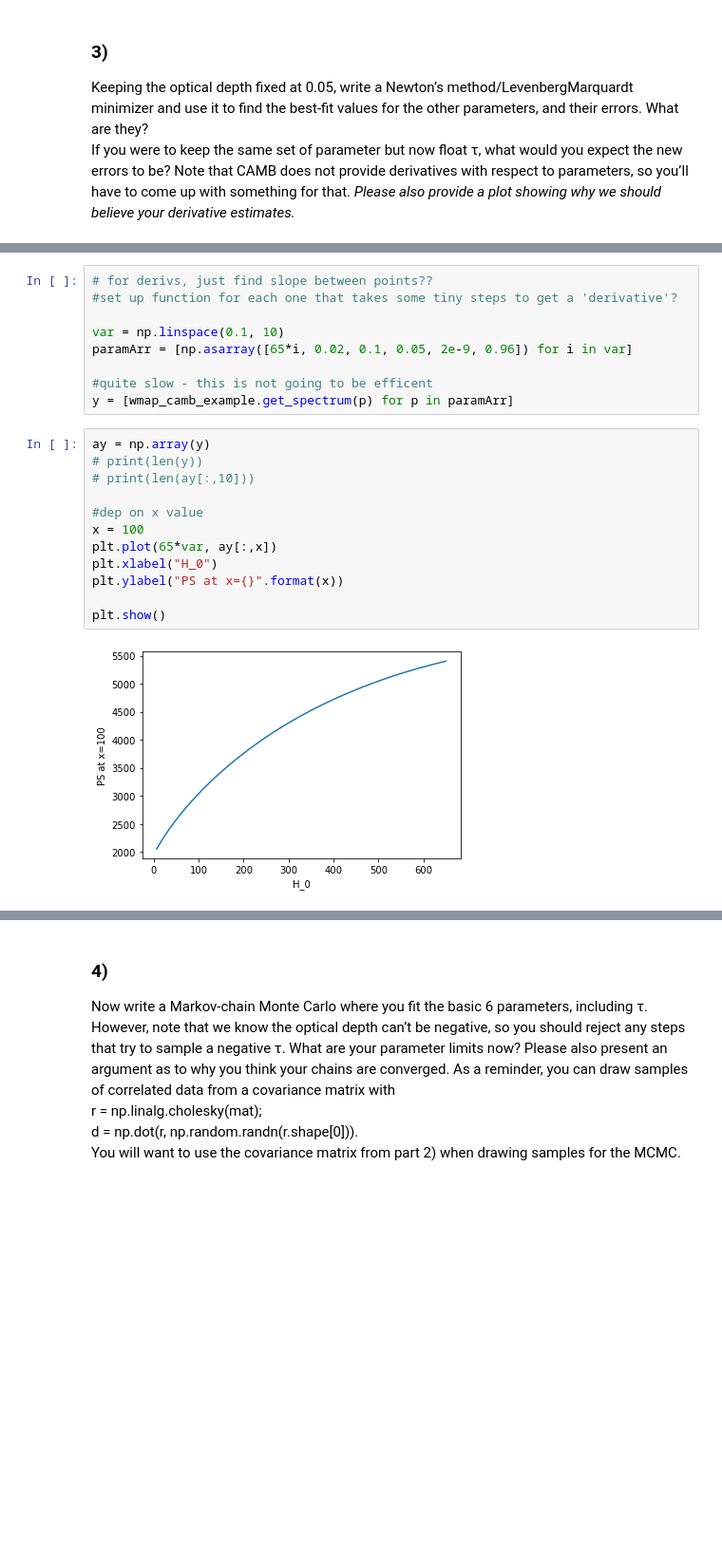
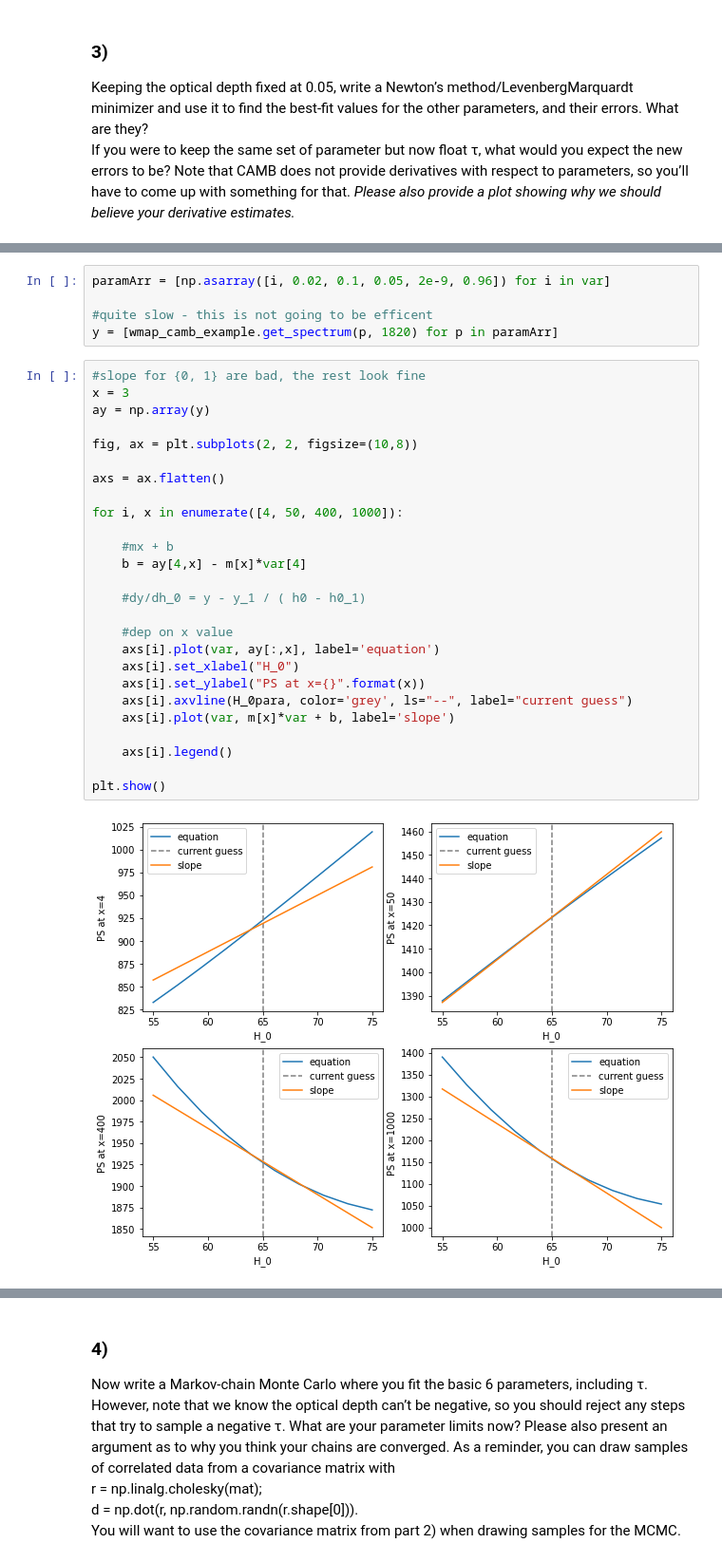
Before and after one commit to eklem1/Phys512_EK, a Jupyter notebook: PS3/TheRestOfPS3.ipynb, the cells around one changed output, grey strips where cells are left out. Shown at 95% size. Saved outputs shown, nothing was run; the diff lists cells and outputs as text; blank space fills up the shorter version.

```diff
--- a/PS3/TheRestOfPS3.ipynb
+++ b/PS3/TheRestOfPS3.ipynb
@@ -61,23 +76,33 @@ If you were to keep the same set of parameter but now float τ, what would you e
 # %%
-# for derivs, just find slope between points??
-#set up function for each one that takes some tiny steps to get a 'derivative'?
-
-var = np.linspace(0.1, 10)
-paramArr = [np.asarray([65*i, 0.02, 0.1, 0.05, 2e-9, 0.96]) for i in var]
+paramArr = [np.asarray([i, 0.02, 0.1, 0.05, 2e-9, 0.96]) for i in var]
 
 #quite slow - this is not going to be efficent
-y = [wmap_camb_example.get_spectrum(p) for p in paramArr]
+y = [wmap_camb_example.get_spectrum(p, 1820) for p in paramArr]
-# %%
-ay = np.array(y)
-# print(len(y))
-# print(len(ay[:,10]))
-
-#dep on x value
-x = 100
-plt.plot(65*var, ay[:,x])
-plt.xlabel("H_0")
-plt.ylabel("PS at x={}".format(x))
-
-plt.show()
-# %% [output]
-[figure, removed]
+# %%
+#slope for {0, 1} are bad, the rest look fine
+x = 3
+ay = np.array(y)
+
+fig, ax = plt.subplots(2, 2, figsize=(10,8))
+
+axs = ax.flatten()
+
+for i, x in enumerate([4, 50, 400, 1000]):
+
+    #mx + b
+    b = ay[4,x] - m[x]*var[4]
+
+    #dy/dh_0 = y - y_1 / ( h0 - h0_1)
+
+    #dep on x value
+    axs[i].plot(var, ay[:,x], label='equation')
+    axs[i].set_xlabel("H_0")
+    axs[i].set_ylabel("PS at x={}".format(x))
+    axs[i].axvline(H_0para, color='grey', ls="--", label="current guess")
+    axs[i].plot(var, m[x]*var + b, label='slope')
+
+    axs[i].legend()
+
+plt.show()
+# %% [output]
+[figure, added]
```
Also changed, not shown: parts of 9 cells of this notebook, 2 other files.
